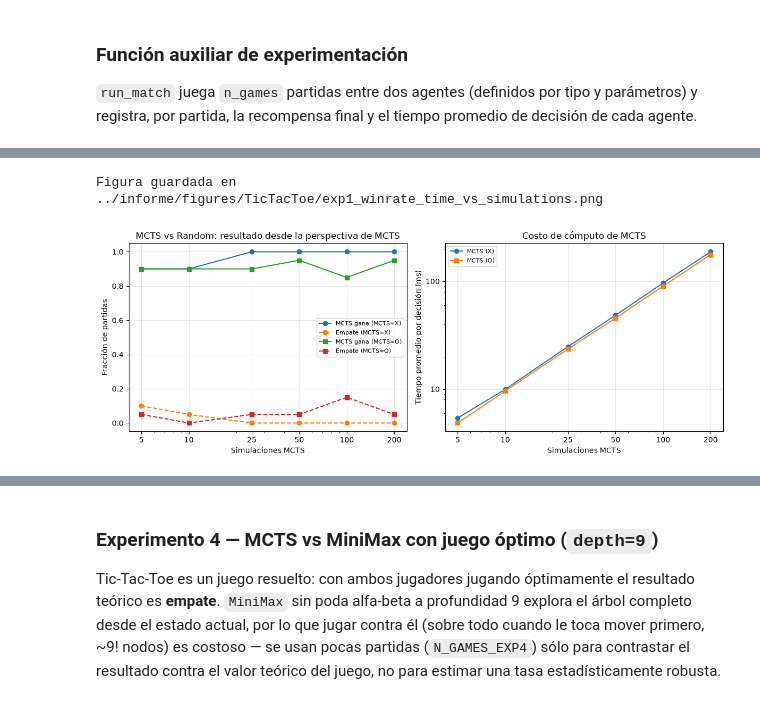
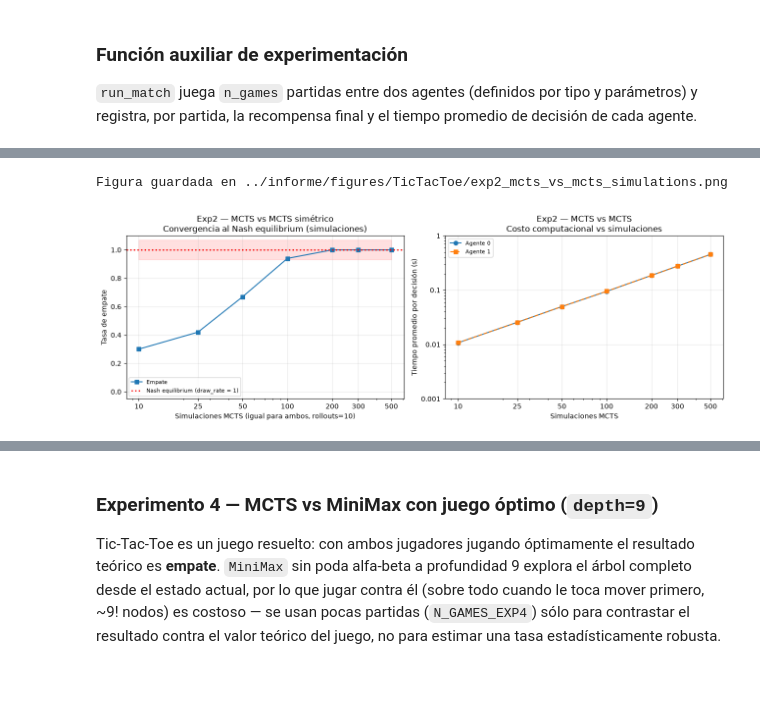
Before and after one commit to nataliacampiglia/multiagentes_obligarotio_2, a Jupyter notebook: Alternating Games/TicTacToe-MCTS.ipynb, the cells around one changed output, grey strips where cells are left out. Drawn from its saved outputs; the diff is of its cells as text; code cells hidden in the pictures.

Commit message:
TictacToe informe

```diff
--- a/Alternating Games/TicTacToe-MCTS.ipynb
+++ b/Alternating Games/TicTacToe-MCTS.ipynb
@@ -314,0 +272,14 @@ df_exp1
+# %%
+NASH_TICTACTOE = 0.0  # TicTacToe resuelto: juego óptimo de ambos lados → empate (reward = 0)
+
+def run_symmetric(game, agente0_spec, agente1_spec, n_games_per_side):
+    """
+    Corre n_games_per_side con agente 0 como X y n_games_per_side con agente 0 como O.
+    Devuelve (rewards_a0, times_a0, times_a1) como pandas Series combinadas.
+    """
+    df_r1 = run_match(game, {'X': agente0_spec, 'O': agente1_spec}, n_games=n_games_per_side)
+    df_r2 = run_match(game, {'O': agente0_spec, 'X': agente1_spec}, n_games=n_games_per_side)
+    rewards_a0 = pd.concat([df_r1['reward_X'], df_r2['reward_O']], ignore_index=True)
+    times_a0   = pd.concat([df_r1['avg_time_X'], df_r2['avg_time_O']], ignore_index=True)
+    times_a1   = pd.concat([df_r1['avg_time_O'], df_r2['avg_time_X']], ignore_index=True)
+    return rewards_a0, times_a0, times_a1
@@ -315,34 +435,36 @@ df_exp1
 # %%
-fig, axes = plt.subplots(1, 2, figsize=(12, 4.5))
+fig, axes = plt.subplots(1, 2, figsize=(13, 4.5))
 
-for pos, marker in [('X', 'o'), ('O', 's')]:
-    sub = df_exp1[df_exp1.mcts_position == pos]
-    axes[0].plot(sub.simulations, sub.mcts_win_rate, marker=marker, label=f'MCTS gana (MCTS={pos})')
-    axes[0].plot(sub.simulations, sub.draw_rate, marker=marker, linestyle='--', label=f'Empate (MCTS={pos})')
-axes[0].set_xlabel('Simulaciones MCTS')
-axes[0].set_ylabel('Fracción de partidas')
-axes[0].set_title('MCTS vs Random: resultado desde la perspectiva de MCTS')
+axes[0].plot(df_exp2.simulations, df_exp2.draw_rate, marker='s', color='tab:blue', label='Empate')
+axes[0].axhline(1.0, color='red', linestyle=':', linewidth=2, label='Nash equilibrium (draw_rate = 1)')
+axes[0].fill_between(df_exp2.simulations, 0.93, 1.07, alpha=0.12, color='red')
+axes[0].set_xlabel('Simulaciones MCTS (igual para ambos, rollouts=10)')
+axes[0].set_ylabel('Tasa de empate')
+axes[0].set_title('Exp2 — MCTS vs MCTS simétrico\nConvergencia al Nash equilibrium (simulaciones)')
 axes[0].set_xscale('log')
-plain_log_xticks(axes[0], sim_grid)
+plain_log_xticks(axes[0], sim_grid_mcts)
+axes[0].set_ylim(-0.05, 1.1)
 axes[0].legend(fontsize=8)
 axes[0].grid(alpha=0.3)
 
-for pos, marker in [('X', 'o'), ('O', 's')]:
-    sub = df_exp1[df_exp1.mcts_position == pos]
-    axes[1].plot(sub.simulations, sub.avg_time * 1000, marker=marker, label=f'MCTS ({pos})')
+t0_s = df_exp2.avg_time_agente0_ms / 1000
+t1_s = df_exp2.avg_time_agente1_ms / 1000
+axes[1].plot(df_exp2.simulations, t0_s, marker='o', label='Agente 0')
+axes[1].plot(df_exp2.simulations, t1_s, marker='s', linestyle='--', label='Agente 1')
 axes[1].set_xlabel('Simulaciones MCTS')
-axes[1].set_ylabel('Tiempo promedio por decisión (ms)')
-axes[1].set_title('Costo de cómputo de MCTS')
+axes[1].set_ylabel('Tiempo promedio por decisión (s)')
+axes[1].set_title('Exp2 — MCTS vs MCTS\nCosto computacional vs simulaciones')
 axes[1].set_xscale('log')
-plain_log_xticks(axes[1], sim_grid)
+plain_log_xticks(axes[1], sim_grid_mcts)
 axes[1].set_yscale('log')
+set_log_ylim_nice(axes[1], t0_s, t1_s)
 plain_log_yticks(axes[1])
 axes[1].legend(fontsize=8)
 axes[1].grid(alpha=0.3)
 
 fig.tight_layout()
-savefig(fig, 'exp1_winrate_time_vs_simulations.png')
+savefig(fig, 'exp2_mcts_vs_mcts_simulations.png')
 plt.show()
 # %% [output]
-Figura guardada en ../informe/figures/TicTacToe/exp1_winrate_time_vs_simulations.png
+Figura guardada en ../informe/figures/TicTacToe/exp2_mcts_vs_mcts_simulations.png
-[figure, old version]
+[figure, new version]
```
Also changed, not shown: parts of 35 cells of this notebook, 18 other files.
